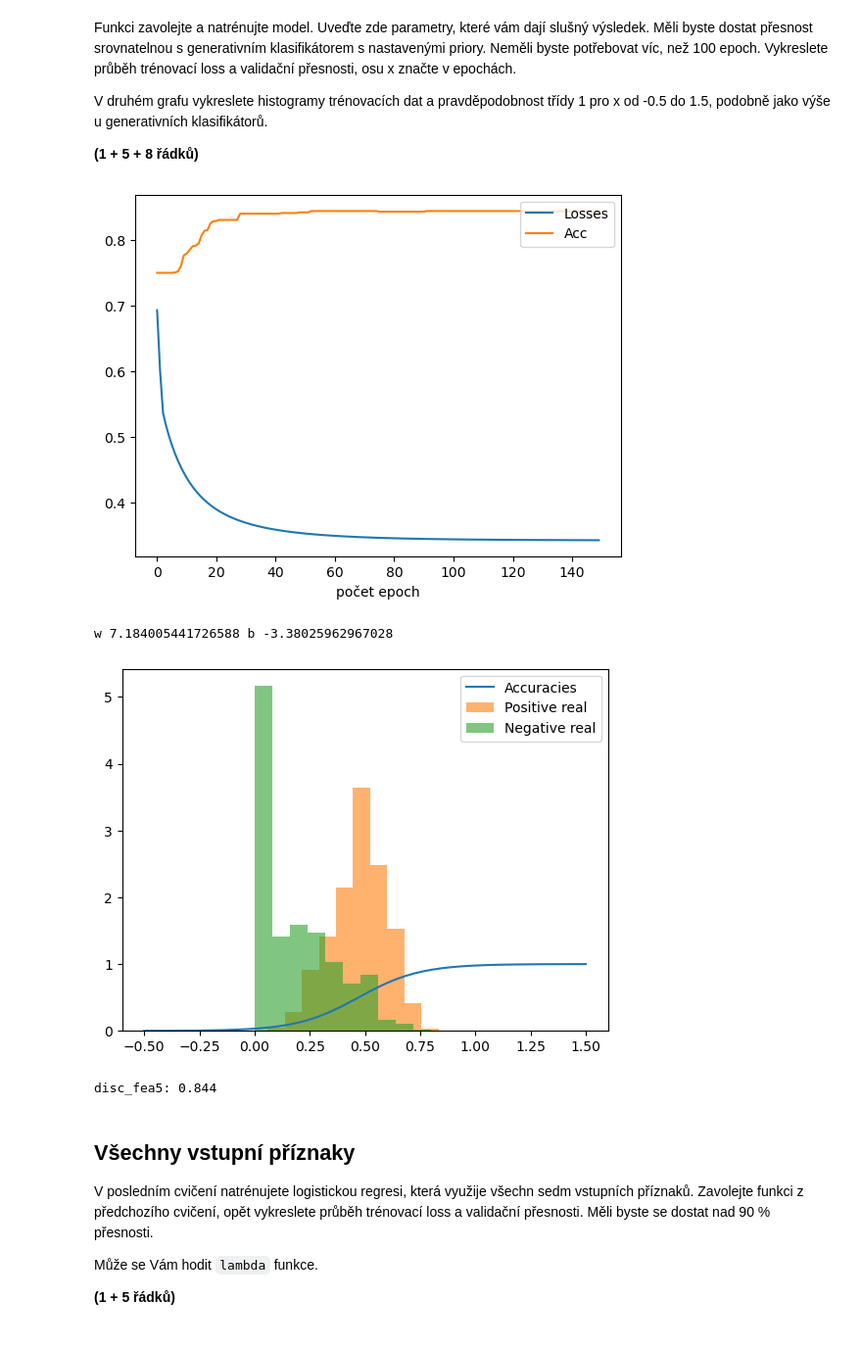
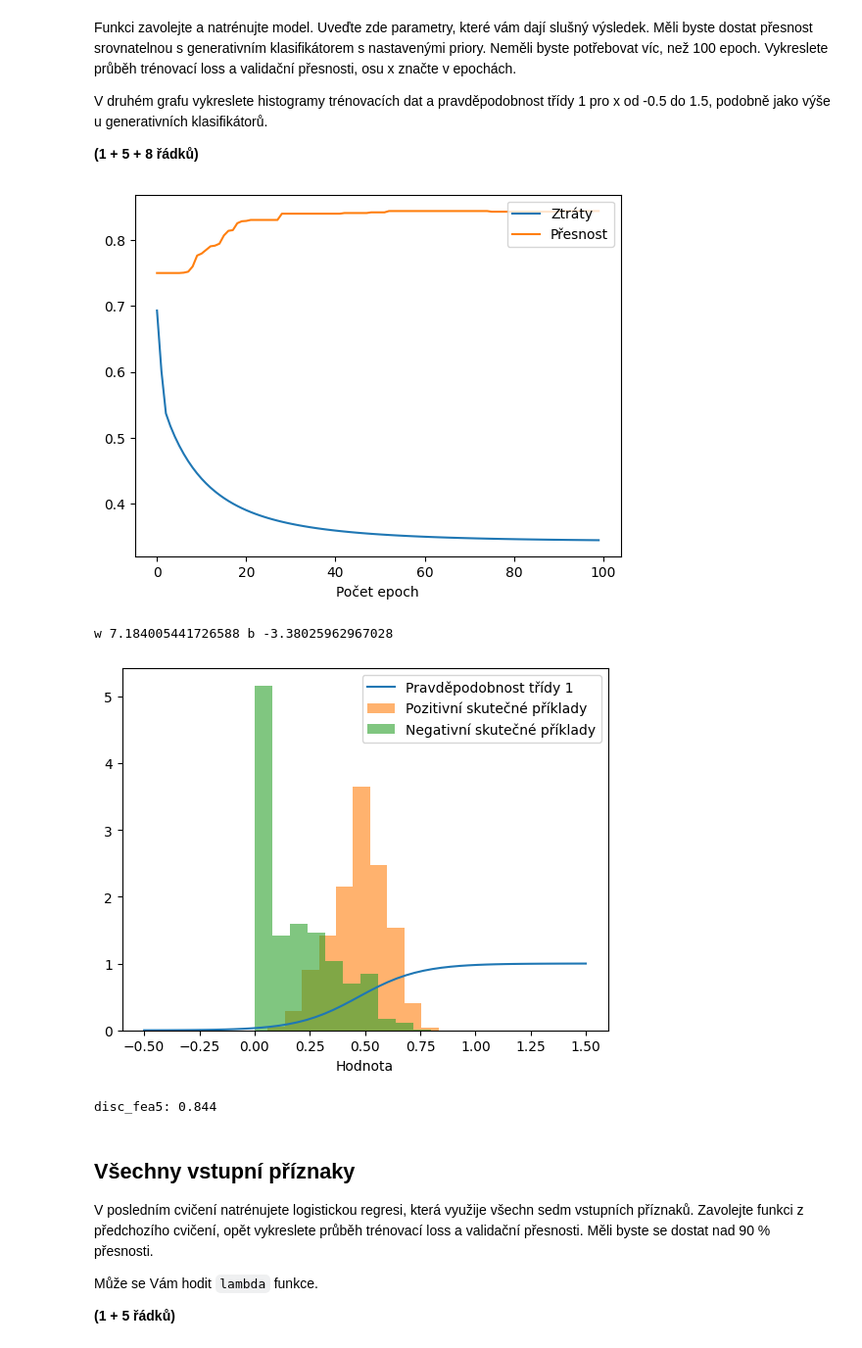
Before and after one commit to Aenariss/sui-proj2, a Jupyter notebook: zadani.ipynb, the cells around one changed output. Shown at 98% size. Cells and saved outputs as stored; diff of their text form; code cells hidden in the pictures.

```diff
--- a/zadani.ipynb
+++ b/zadani.ipynb
@@ -295,6 +298,7 @@ def train_logistic_regression(nb_epochs, lr, in_dim, fea_preprocessor):
     train_t = train_dataset.targets #T_n
     learning_rate = lr/len(train_X)
 
+    tmp_best = 0
     for i in range(nb_epochs):
         y = model.prob_class_1(train_X) #pravdepodobnost 1 tridy
         tmp = (y - train_t).dot(train_X)
@@ -304,8 +308,9 @@ def train_logistic_regression(nb_epochs, lr, in_dim, fea_preprocessor):
 
         acc = evaluate(model, val_data, val_dataset.targets)
         accuracies.append(acc)
-        if acc > evaluate(best_model, val_data, val_dataset.targets):
+        if acc > tmp_best:
             best_model = copy.deepcopy(model)
+            tmp_best = evaluate(best_model, val_data, val_dataset.targets)
 
     return best_model, losses, accuracies
 # %% [markdown]
@@ -319,26 +324,27 @@ V druhém grafu vykreslete histogramy trénovacích dat a pravděpodobnost tří
 
 **(1 + 5 + 8 řádků)**
 # %%
-disc_fea5, losses, accuracies = train_logistic_regression(150, 7, 1,FeatureCutter(5))
+disc_fea5, losses, accuracies = train_logistic_regression(100, 7, 1,FeatureCutter(5))
 
-plt.plot(losses, label='Losses')
-plt.plot(accuracies, label='Acc')
-plt.xlabel("počet epoch")
+plt.plot(losses, label='Ztráty')
+plt.plot(accuracies, label='Přesnost')
+plt.xlabel("Počet epoch")
 plt.legend(loc='upper right')
 plt.show()
 print('w', disc_fea5.w.item(), 'b', disc_fea5.b.item())
 
 x = np.linspace(-0.5,1.5)
-plt.plot(x, disc_fea5.prob_class_1(x[:, np.newaxis]), label='Accuracies')
-plt.hist(train_dataset.pos[:, FOI], alpha=0.6, label='Positive real', density=True)
-plt.hist(train_dataset.neg[:, FOI], alpha=0.6, label='Negative real', density=True)
+plt.plot(x, disc_fea5.prob_class_1(x[:, np.newaxis]), label='Pravděpodobnost třídy 1')
+plt.hist(train_dataset.pos[:, FOI], alpha=0.6, label='Pozitivní skutečné příklady', density=True)
+plt.hist(train_dataset.neg[:, FOI], alpha=0.6, label='Negativní skutečné příklady', density=True)
 plt.legend(loc='upper right')
+plt.xlabel('Hodnota')
 plt.show()
 print('disc_fea5:', evaluate(disc_fea5, val_dataset.xs[:, FOI][:, np.newaxis], val_dataset.targets))
 # %% [output]
-[figure, old version]
+[figure, new version]
 w 7.184005441726588 b -3.38025962967028
-[figure, old version]
+[figure, new version]
 disc_fea5: 0.844
 # %% [markdown]
 ## Všechny vstupní příznaky
```
Also changed, not shown: parts of 7 cells of this notebook.
